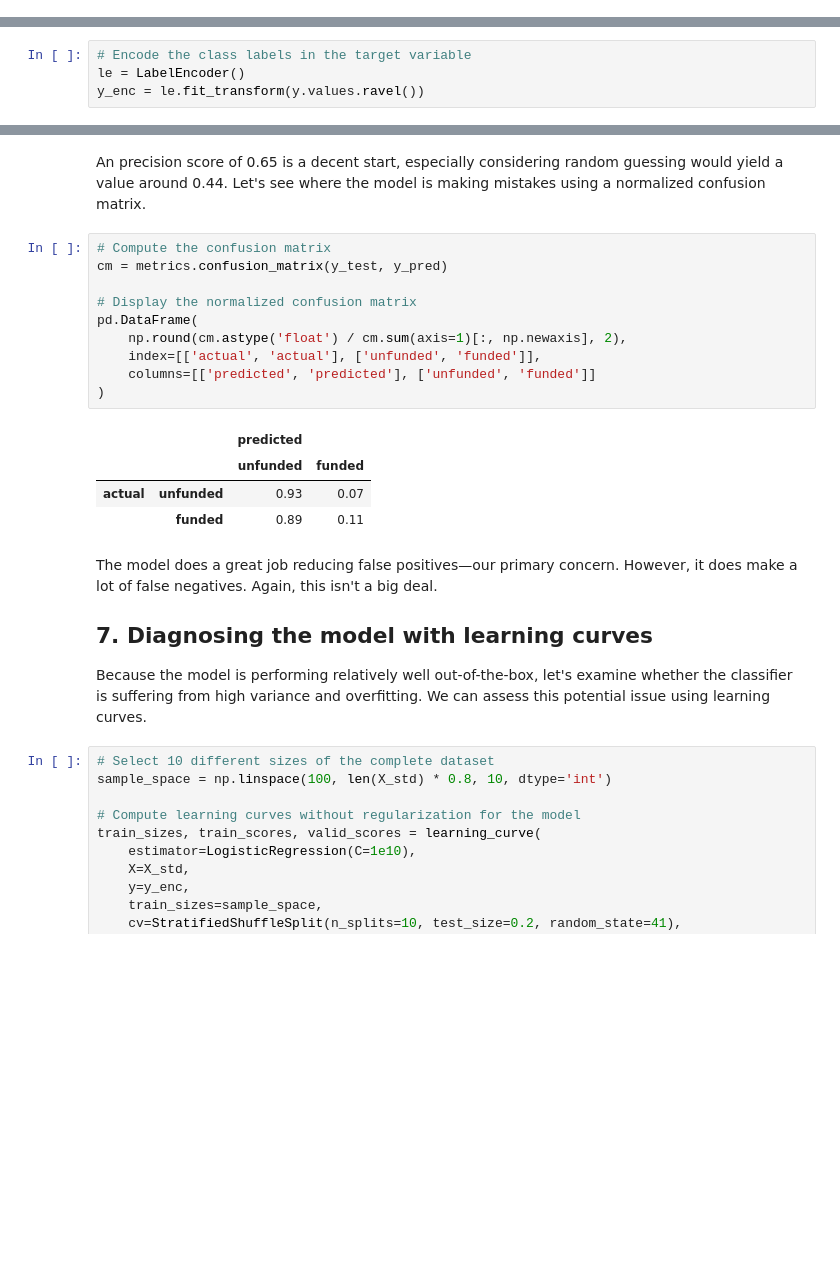
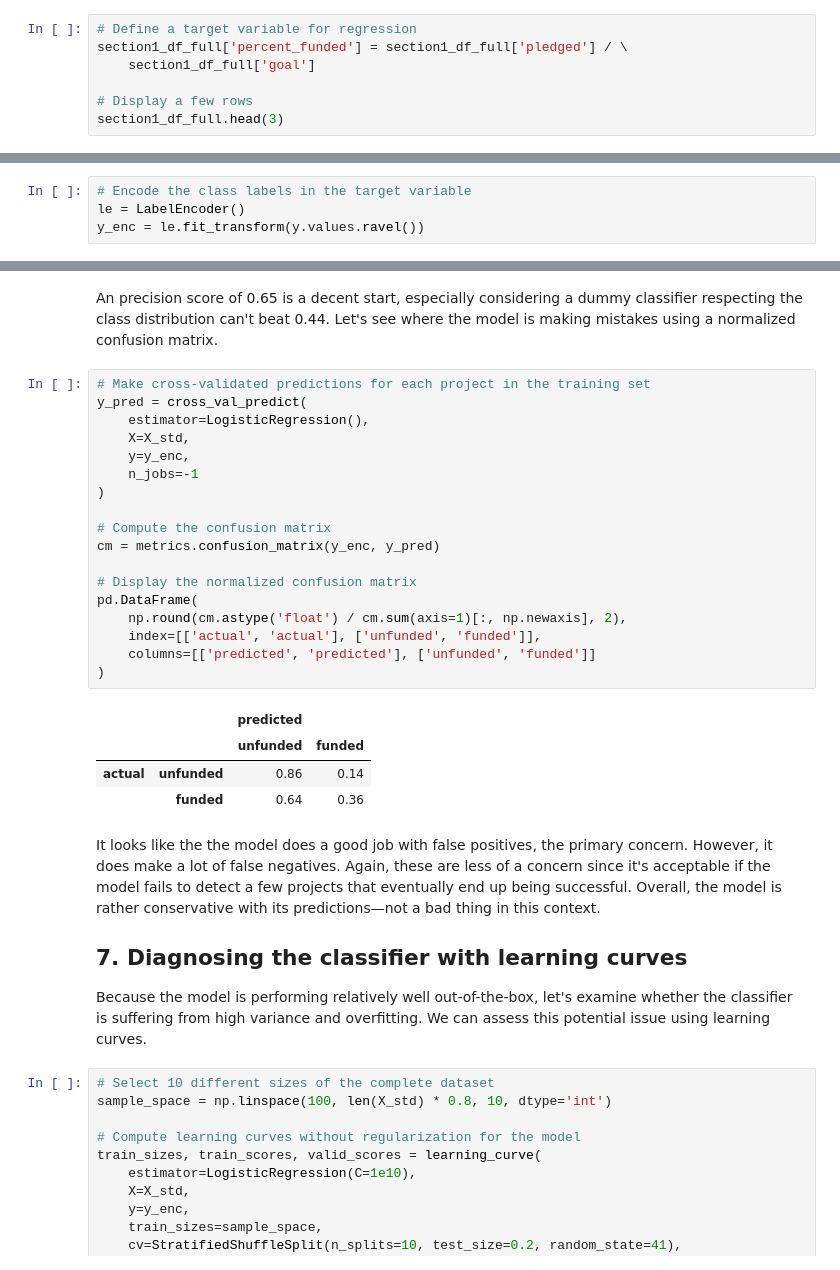
Before and after one commit to redwanhuq/campaign-critic, a Jupyter notebook: prototyping-machine_learning.ipynb, the cells around one changed output, grey strips where cells are left out. Drawn from its saved outputs; the diff is of its cells as text; blank space fills up the shorter version.

```diff
--- a/prototyping-machine_learning.ipynb
+++ b/prototyping-machine_learning.ipynb
@@ -75,0 +82,7 @@ section2_df_full = pd.read_sql_query(sql_query2, con2)
+# %%
+# Define a target variable for regression
+section1_df_full['percent_funded'] = section1_df_full['pledged'] / \
+    section1_df_full['goal']
+
+# Display a few rows
+section1_df_full.head(3)
@@ -181,25 +260,33 @@ metrics.precision_score(y_test, y_pred)
 # %% [markdown]
-An precision score of 0.65 is a decent start, especially considering random guessing would yield a value around 0.44. Let's see where the model is making mistakes using a normalized confusion matrix.
+An precision score of 0.65 is a decent start, especially considering a dummy classifier respecting the class distribution can't beat 0.44. Let's see where the model is making mistakes using a normalized confusion matrix.
 # %%
+# Make cross-validated predictions for each project in the training set
+y_pred = cross_val_predict(
+    estimator=LogisticRegression(),
+    X=X_std,
+    y=y_enc,
+    n_jobs=-1
+)
+
 # Compute the confusion matrix
-cm = metrics.confusion_matrix(y_test, y_pred)
+cm = metrics.confusion_matrix(y_enc, y_pred)
 
 # Display the normalized confusion matrix
 pd.DataFrame(
     np.round(cm.astype('float') / cm.sum(axis=1)[:, np.newaxis], 2),
     index=[['actual', 'actual'], ['unfunded', 'funded']],
     columns=[['predicted', 'predicted'], ['unfunded', 'funded']]
 )
 # %% [output]
 |  |  | predicted |  |
 |  |  | unfunded | funded |
-| actual | unfunded | 0.93 | 0.07 |
-|  | funded | 0.89 | 0.11 |
+| actual | unfunded | 0.86 | 0.14 |
+|  | funded | 0.64 | 0.36 |
 # %% [markdown]
-The model does a great job reducing false positives&mdash;our primary concern. However, it does make a lot of false negatives. Again, this isn't a big deal.
+It looks like the the model does a good job with false positives, the primary concern. However, it does make a lot of false negatives. Again, these are less of a concern since it's acceptable if the model fails to detect a few projects that eventually end up being successful. Overall, the model is rather conservative with its predictions&mdash;not a bad thing in this context.
 
 <a id="cell7"></a>
-## 7. Diagnosing the model with learning curves
+## 7. Diagnosing the classifier with learning curves
 
 Because the model is performing relatively well out-of-the-box, let's examine whether the classifier is suffering from high variance and overfitting. We can assess this potential issue using learning curves.
 # %%
```
Also changed, not shown: parts of 40 cells of this notebook.
